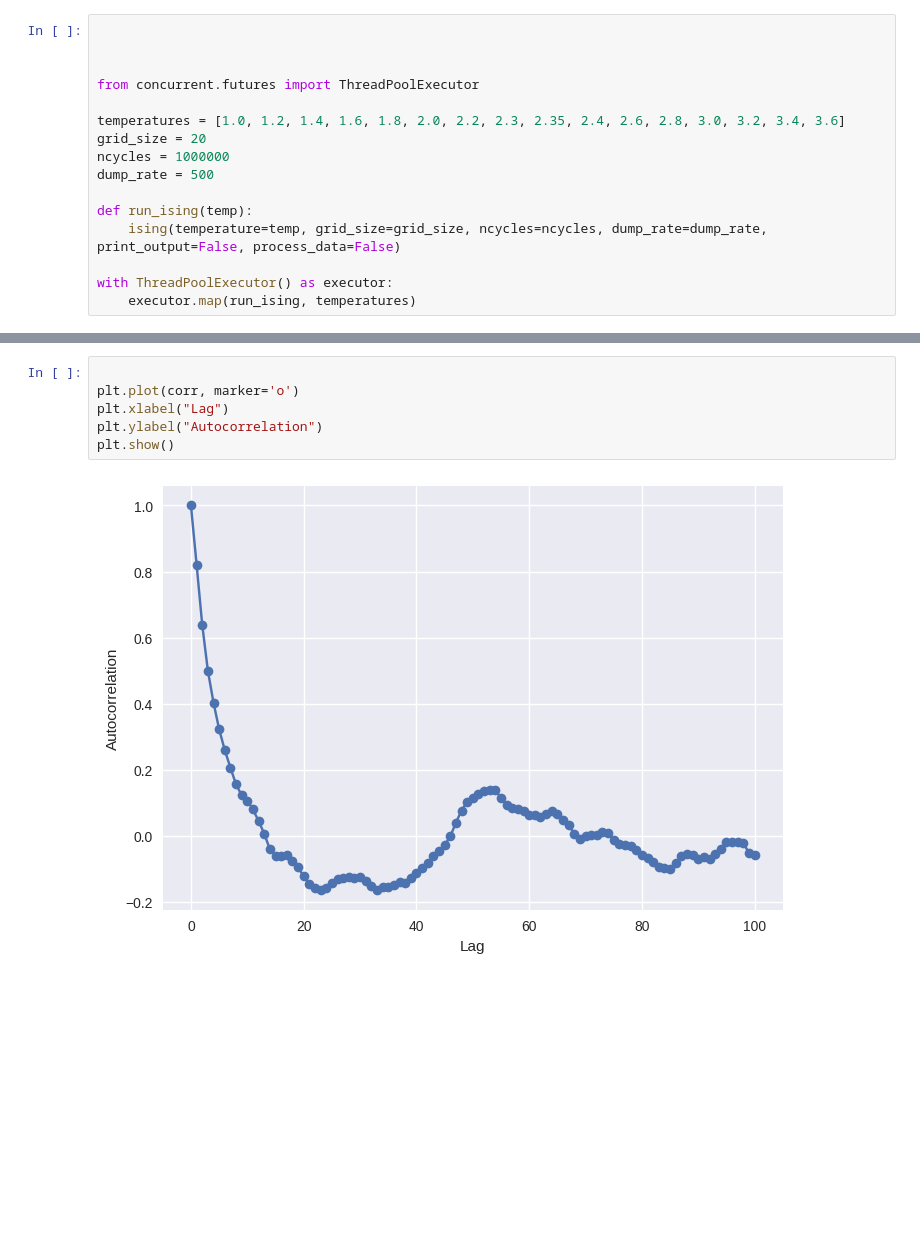
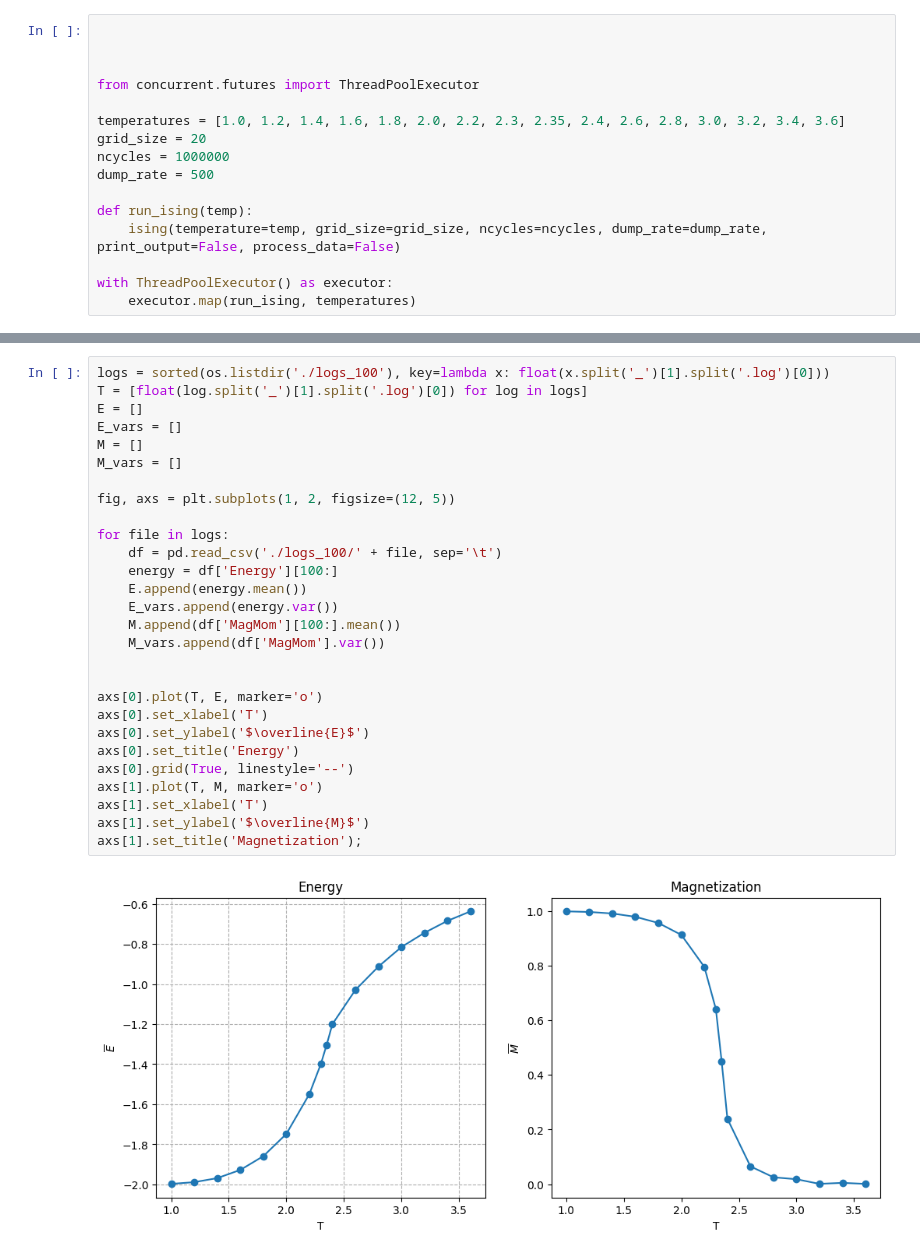
Before and after one commit to Masvelll/Statfiz, a Jupyter notebook: 1_IsingModel/main.ipynb, the cells around one changed output, grey strips where cells are left out. Drawn from its saved outputs; the diff is of its cells as text; blank space fills up the shorter version.

```diff
--- a/1_IsingModel/main.ipynb
+++ b/1_IsingModel/main.ipynb
@@ -316,11 +194,33 @@ plt.savefig('./img/en_mag100.png')
-# %%
-
-plt.plot(corr, marker='o')
-plt.xlabel("Lag")
-plt.ylabel("Autocorrelation")
-plt.show()
-# %% [output]
-[figure, removed]
+# %%
+logs = sorted(os.listdir('./logs_100'), key=lambda x: float(x.split('_')[1].split('.log')[0]))
+T = [float(log.split('_')[1].split('.log')[0]) for log in logs]
+E = []
+E_vars = []
+M = []
+M_vars = []
+
+fig, axs = plt.subplots(1, 2, figsize=(12, 5))
+
+for file in logs:
+    df = pd.read_csv('./logs_100/' + file, sep='\t')
+    energy = df['Energy'][100:]
+    E.append(energy.mean())
+    E_vars.append(energy.var())
+    M.append(df['MagMom'][100:].mean())
+    M_vars.append(df['MagMom'].var())
+
+
+axs[0].plot(T, E, marker='o')
+axs[0].set_xlabel('T')
+axs[0].set_ylabel('$\overline{E}$')
+axs[0].set_title('Energy')
+axs[0].grid(True, linestyle='--')
+axs[1].plot(T, M, marker='o')
+axs[1].set_xlabel('T')
+axs[1].set_ylabel('$\overline{M}$')
+axs[1].set_title('Magnetization');
+# %% [output]
+[figure, added]
 # %%
 dE_dT = np.gradient(E, T)
 
```
Also changed, not shown: parts of 16 cells of this notebook, 3 other files.
